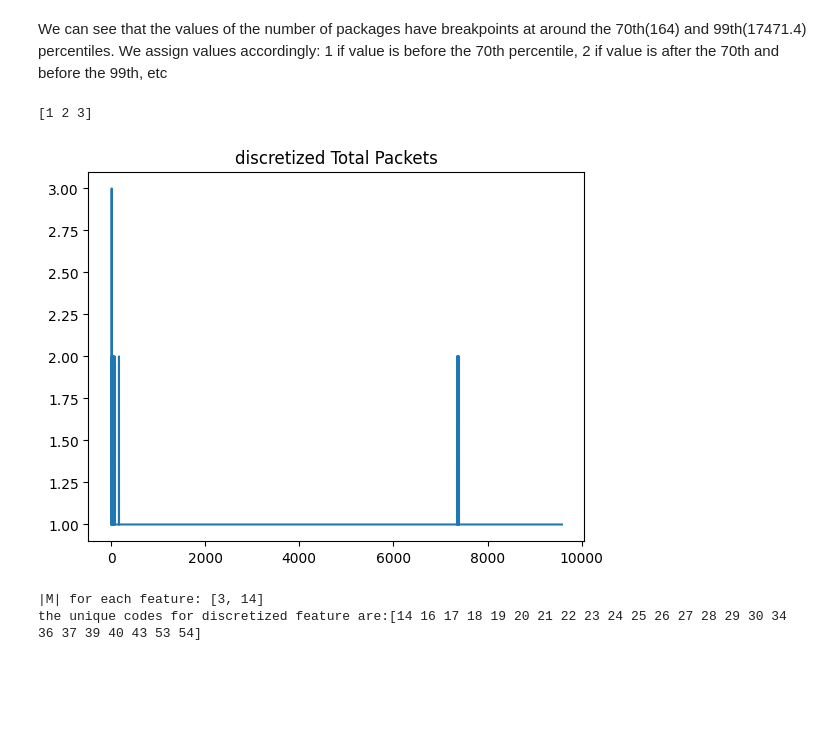
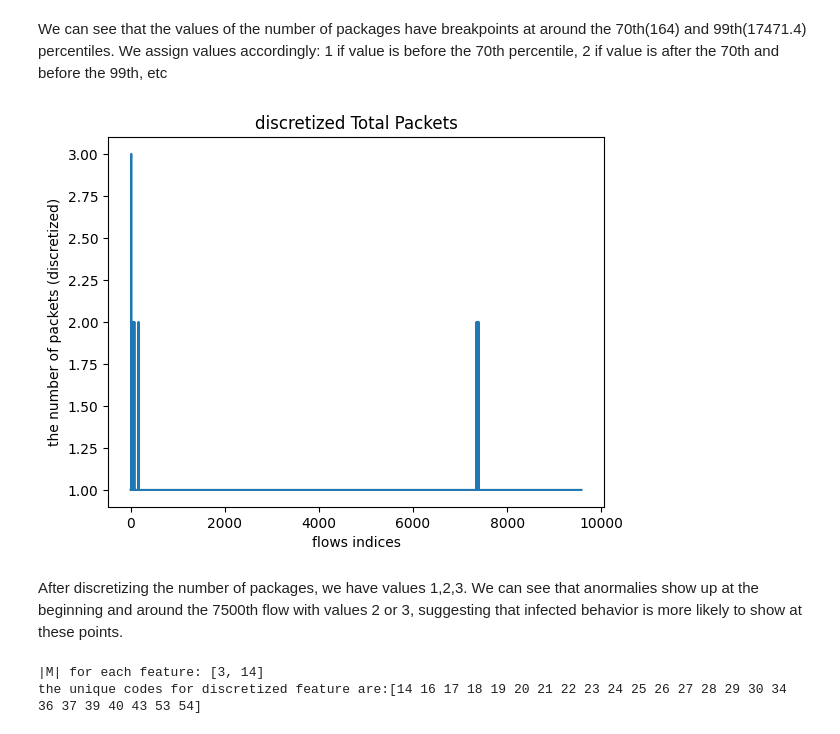
Before and after one commit to BigLob/CDA, a Jupyter notebook: Lab3_combine0.ipynb, the cells around one changed output. Drawn from its saved outputs; the diff is of its cells as text; code cells hidden in the pictures; blank space fills up the shorter version.

```diff
--- a/Lab3_combine0.ipynb
+++ b/Lab3_combine0.ipynb
@@ -127,28 +137,31 @@ We can see that the values of the number of packages have breakpoints at around
 # %%
 # descrete_duration = descritize_data(duration, type="percentile", percentiles=range(0, 100, 5))
 # plt.plot(range(len(descrete_duration)), descrete_duration)
 # plt.title("discretized Duration")
 # print(np.unique(descrete_duration))
 # plt.show()
 
 
 # percentile
 discretized_packets = discretize_data(total_packets, type="percentile", percentiles=[0, 70, 99])
 plt.plot(range(len(discretized_packets)), discretized_packets)
 plt.title("discretized Total Packets")
-print(np.unique(discretized_packets))
+plt.xlabel("flows indices")
+plt.ylabel("the number of packets (discretized)")
+# print(np.unique(discretized_packets))
 plt.show()
 
 # sax
 # descrete_packets = descritize_data(np.array(total_packets).reshape(-1, 1) , num_bins=10, type="SAX")
 # descrete_packets = np.array(descrete_packets)
 # plt.plot(range(len(descrete_packets)), descrete_packets)
 # plt.title("discretized Total Packets")
 # print(np.unique(descrete_packets))
 # plt.show()
 # %% [output]
-[1 2 3]
-[figure, old version]
+[figure, new version]
+# %% [markdown]
+After discretizing the number of packages, we have values 1,2,3. We can see that anormalies show up at the beginning and around the 7500th flow with values 2 or 3, suggesting that infected behavior is more likely to show at these points.
 # %%
 # Netflow encoding method proposed in the paper
 
```
Also changed, not shown: parts of 5 cells of this notebook.
